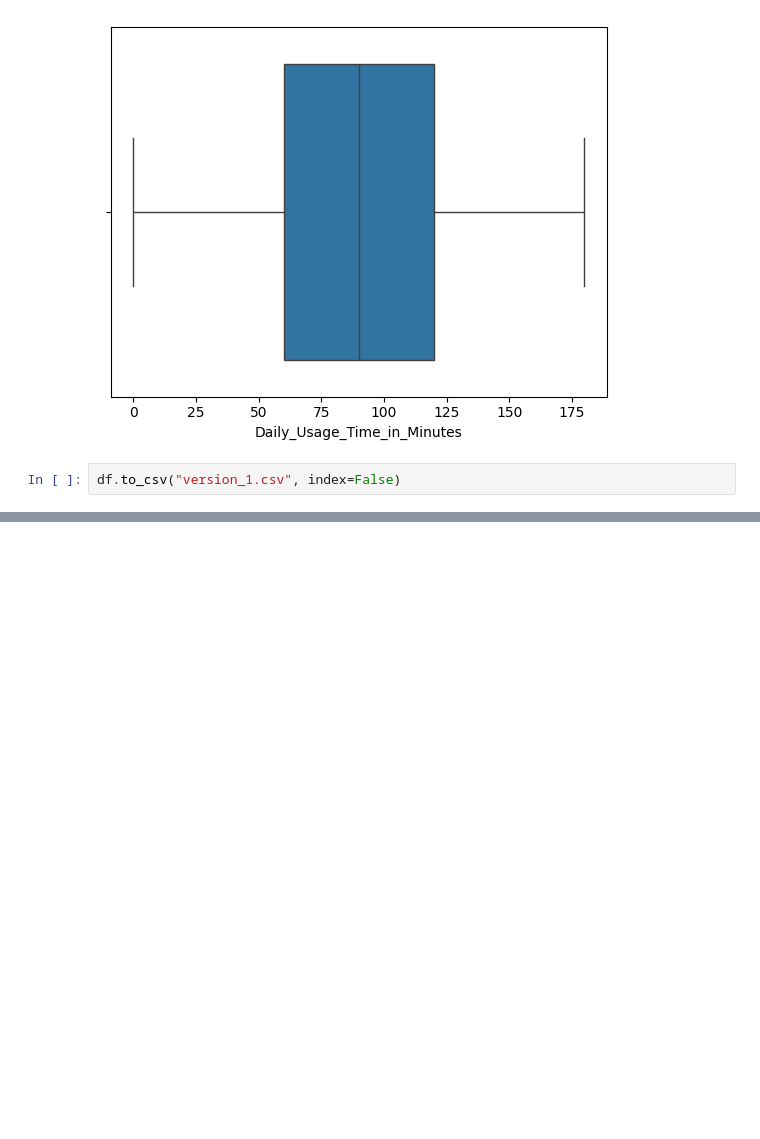
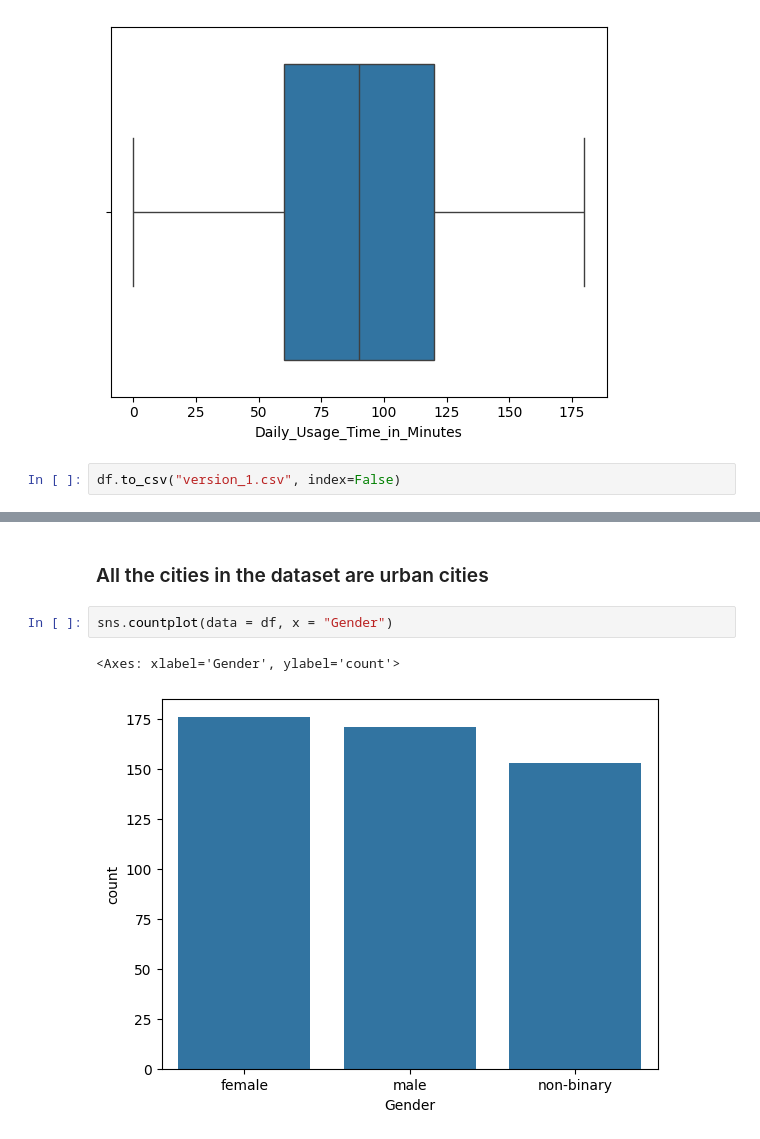
Before and after one commit to dorindaania/ML-EDA, a Jupyter notebook: notebooks/ClassAssignment.ipynb, the cells around one changed output, grey strips where cells are left out. Cells and saved outputs as stored; diff of their text form; blank space fills up the shorter version.

```diff
--- a/notebooks/ClassAssignment.ipynb
+++ b/notebooks/ClassAssignment.ipynb
@@ -276,0 +380,7 @@ df.to_csv("version_1.csv", index=False)
+# %% [markdown]
+### All the cities in the dataset are urban cities
+# %%
+sns.countplot(data = df, x = "Gender")
+# %% [output]
+<Axes: xlabel='Gender', ylabel='count'>
+[figure, added]
```
Also changed, not shown: parts of 41 cells of this notebook, 1 other file.
